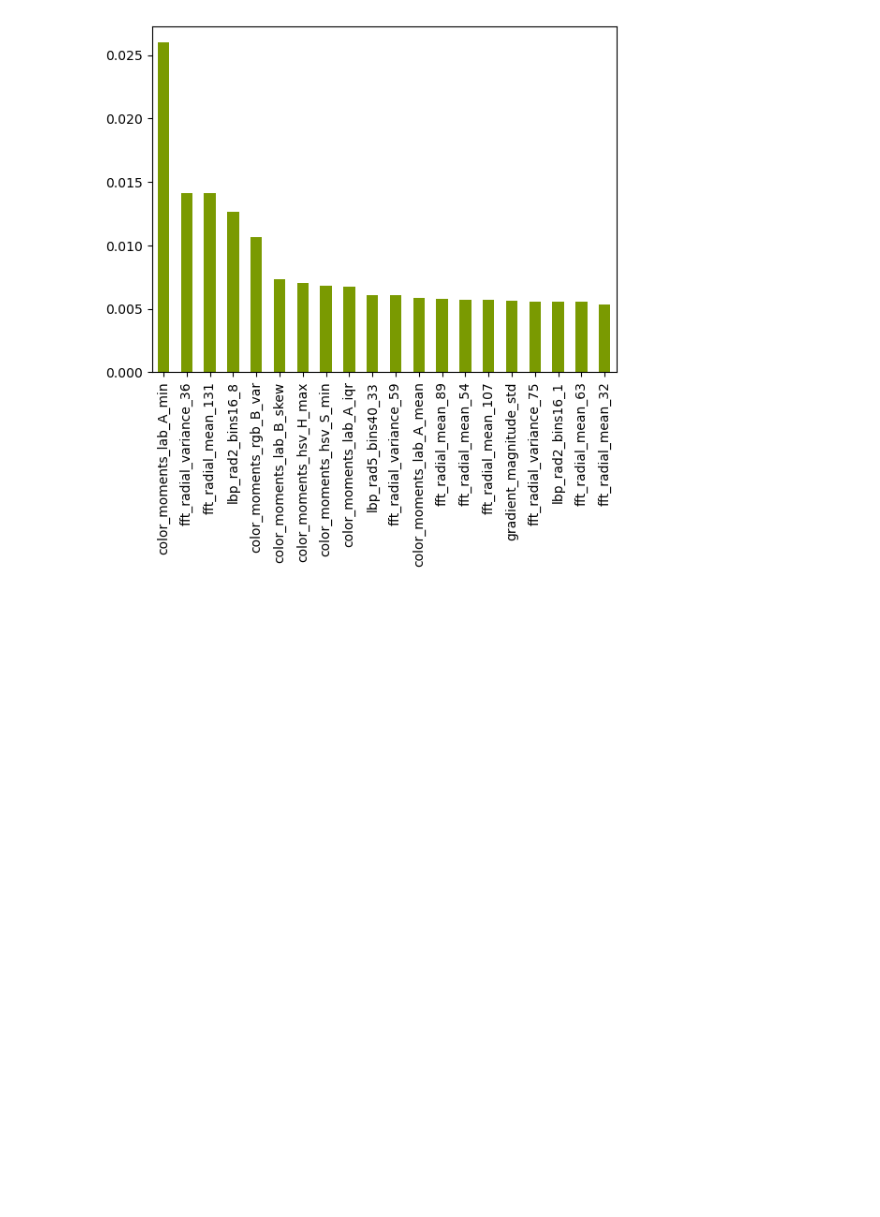
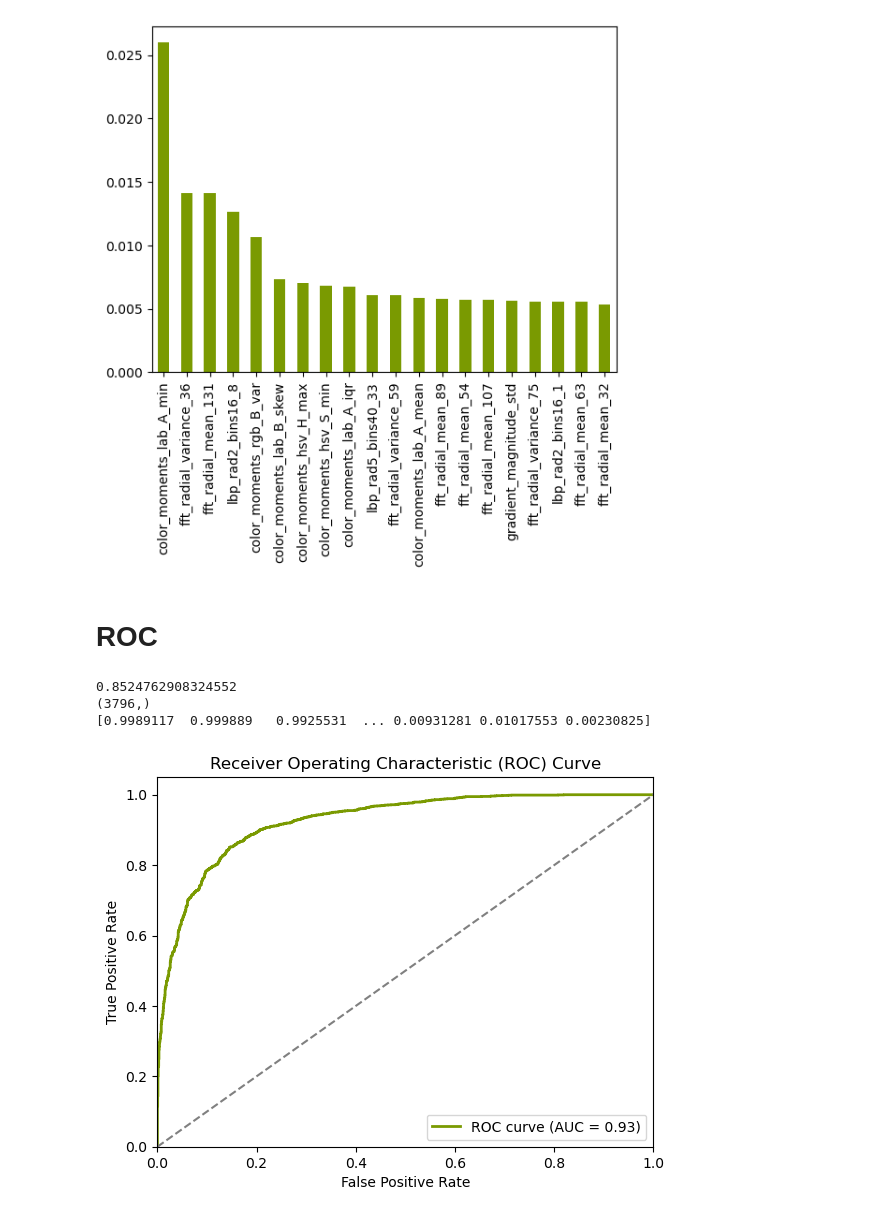
Before and after one commit to gimesia/CADx-Project, a Jupyter notebook: 1_ML/Ch1/ARON_ML2_features7_FINAL.ipynb, the cells around one changed output. Cells and saved outputs as stored; diff of their text form; code cells hidden in the pictures; blank space fills up the shorter version.

```diff
--- a/1_ML/Ch1/ARON_ML2_features7_FINAL.ipynb
+++ b/1_ML/Ch1/ARON_ML2_features7_FINAL.ipynb
@@ -489,3 +498,38 @@ pass
 # %% [output]
 0.0024692474
 [figure]
+# %% [markdown]
+# ROC
+# %%
+from sklearn.metrics import roc_curve, auc
+
+pipeline.fitted_classifiers[idx].fit(pipeline.feature_matrix, pipeline.labels)
+a = pipeline.fitted_classifiers[idx].predict_proba(val_feature_matrix)
+y_pred = pipeline.fitted_classifiers[idx].predict(val_feature_matrix)
+_, y_prob = a[:,0], a[:,1]
+
+print(accuracy_score(val_labels, y_pred))
+
+
+print(y_prob.shape)
+print(y_pred)
+
+
+fpr, tpr, thresholds = roc_curve(val_labels, y_prob)
+roc_auc = auc(fpr, tpr)
+
+plt.figure()
+plt.plot(fpr, tpr, color=dark_lime_green, lw=2, label=f'ROC curve (AUC = {roc_auc:.2f})')
+plt.plot([0, 1], [0, 1], color='gray', linestyle='--')  # Diagonal line for random performance
+plt.xlim([0.0, 1.0])
+plt.ylim([0.0, 1.05])
+plt.xlabel('False Positive Rate')
+plt.ylabel('True Positive Rate')
+plt.title('Receiver Operating Characteristic (ROC) Curve')
+plt.legend(loc="lower right")
+plt.show()
+# %% [output]
+0.8524762908324552
+(3796,)
+[0.9989117  0.999889   0.9925531  ... 0.00931281 0.01017553 0.00230825]
+[figure, added]
```
Also changed, not shown: parts of 7 cells of this notebook, 4 other files.
